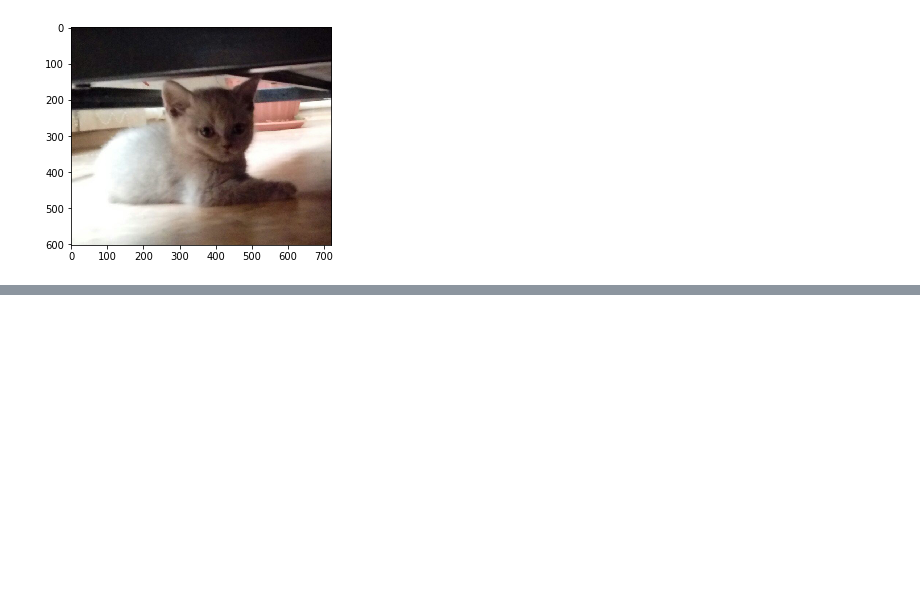
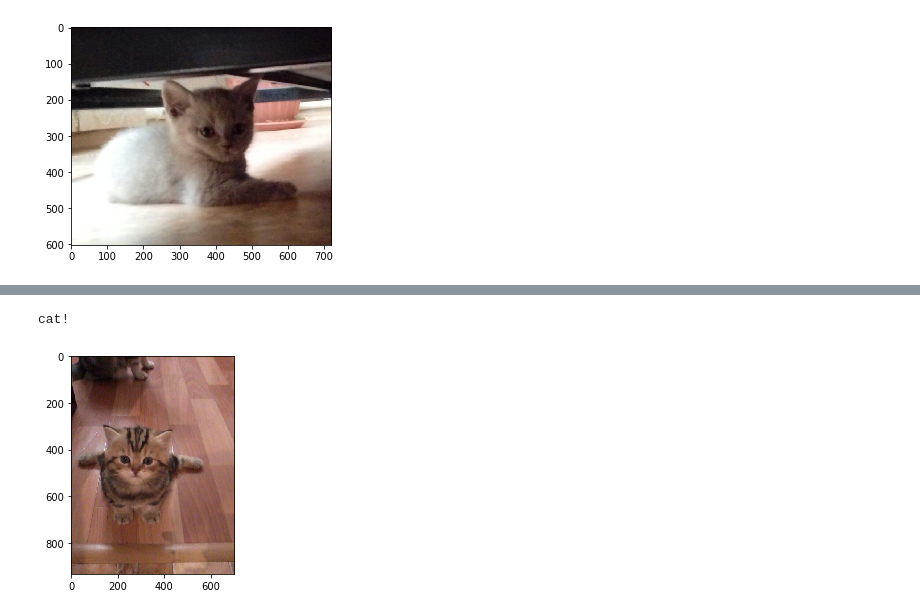
Before and after one commit to HacketOS/CatDog_telegram_bot, a Jupyter notebook: model_making.ipynb, the cells around one changed output, grey strips where cells are left out. Saved outputs shown, nothing was run; the diff lists cells and outputs as text; code cells hidden in the pictures; blank space fills up the shorter version.

```diff
--- a/model_making.ipynb
+++ b/model_making.ipynb
@@ -114,7 +132,7 @@ plt.legend(['acc', 'val_acc'])
 #save model with weights
 model.save('CatDog.h5')
 # %%
-def load_image(path, size = [250,250]):
+def load_image(path, size = [200,200]):
   img = load_img(path, target_size = size)
   return img_to_array(img).reshape(1,size[0],size[1],3)
 
@@ -128,0 +215,15 @@ dog:0.0
+# %%
+def load_image(path, size = [image_size,image_size]):
+  img = load_img(path, target_size = size)
+  return img_to_array(img).reshape(1,size[0],size[1],3)
+pic_name = '4pogat.jpg'
+catdog_classifier = model
+answer = catdog_classifier.predict_proba(load_image(pic_name))
+plt.imshow(load_img(pic_name, [250,250]))
+if answer[0] == 0:
+    print('cat!')
+else:
+    print('dog!')
+# %% [output]
+cat!
+[figure, added]
```
Also changed, not shown: parts of 10 cells of this notebook, 1 other file.
